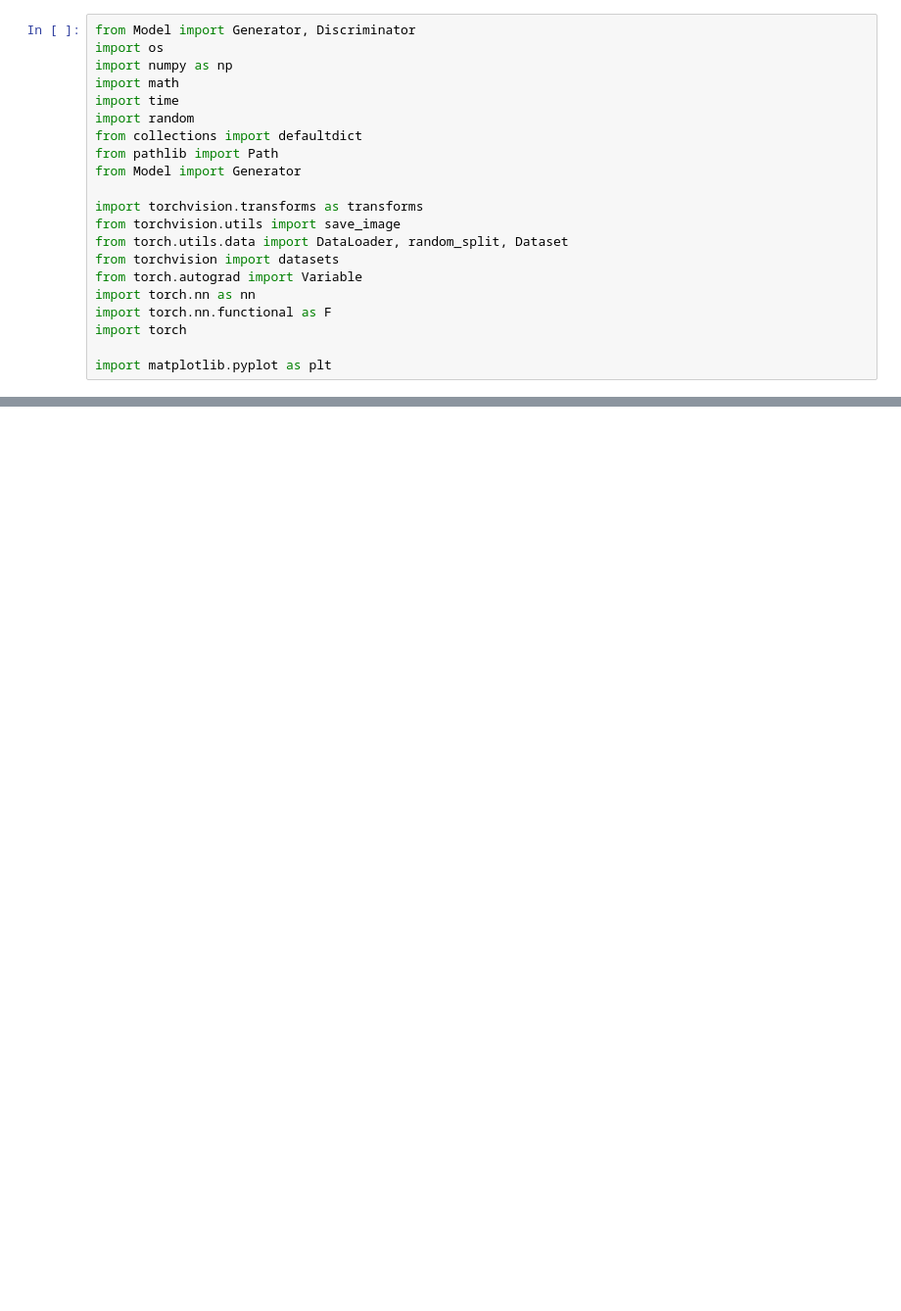
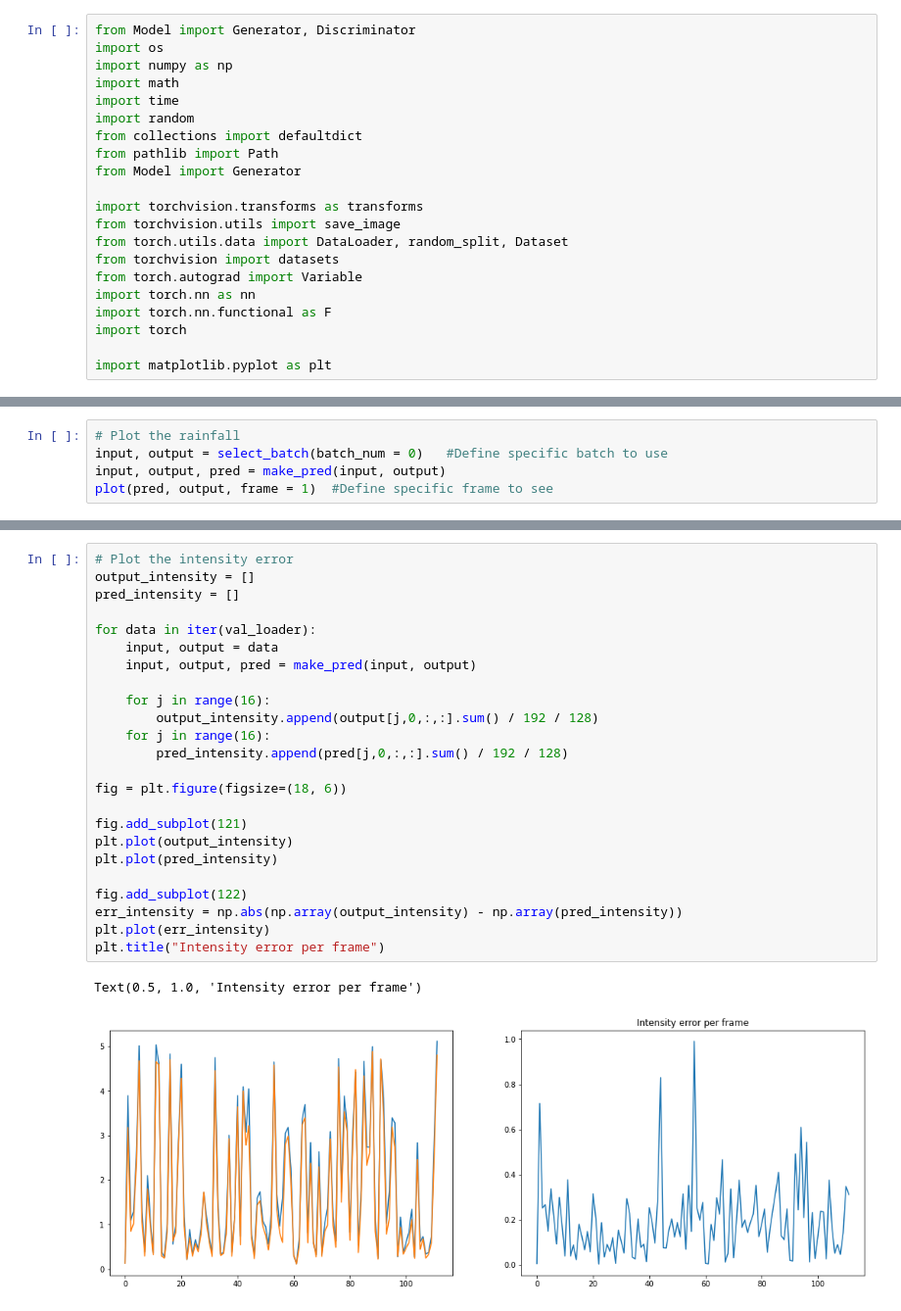
Before and after one commit to ZHANGZ1YUE/RainGAN, a Jupyter notebook: predict.ipynb, the cells around one changed output, grey strips where cells are left out. Shown at 98% size. Cells and saved outputs as stored; diff of their text form; blank space fills up the shorter version.

```diff
--- a/predict.ipynb
+++ b/predict.ipynb
@@ -130,0 +123,5 @@ plot(pred, output, frame = 4)
+# %%
+# Plot the rainfall
+input, output = select_batch(batch_num = 0)   #Define specific batch to use
+input, output, pred = make_pred(input, output)
+plot(pred, output, frame = 1)  #Define specific frame to see
@@ -130,0 +130,27 @@ plot(pred, output, frame = 4)
+# %%
+# Plot the intensity error
+output_intensity = []
+pred_intensity = []
+
+for data in iter(val_loader):
+    input, output = data
+    input, output, pred = make_pred(input, output)
+
+    for j in range(16):
+        output_intensity.append(output[j,0,:,:].sum() / 192 / 128)
+    for j in range(16):
+        pred_intensity.append(pred[j,0,:,:].sum() / 192 / 128)
+
+fig = plt.figure(figsize=(18, 6))
+
+fig.add_subplot(121)
+plt.plot(output_intensity)
+plt.plot(pred_intensity)
+
+fig.add_subplot(122)
+err_intensity = np.abs(np.array(output_intensity) - np.array(pred_intensity))
+plt.plot(err_intensity)
+plt.title("Intensity error per frame")
+# %% [output]
+Text(0.5, 1.0, 'Intensity error per frame')
+[figure, added]
```
Also changed, not shown: parts of 4 cells of this notebook.
